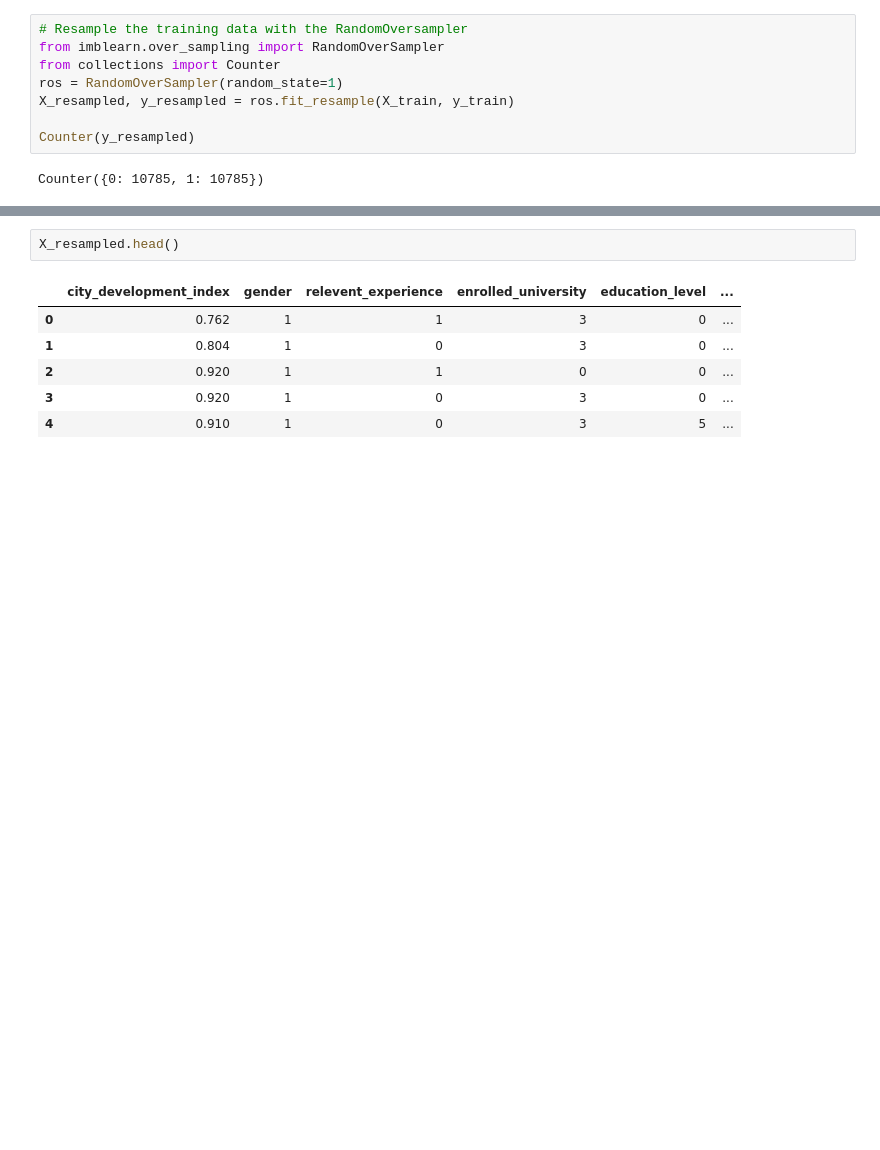
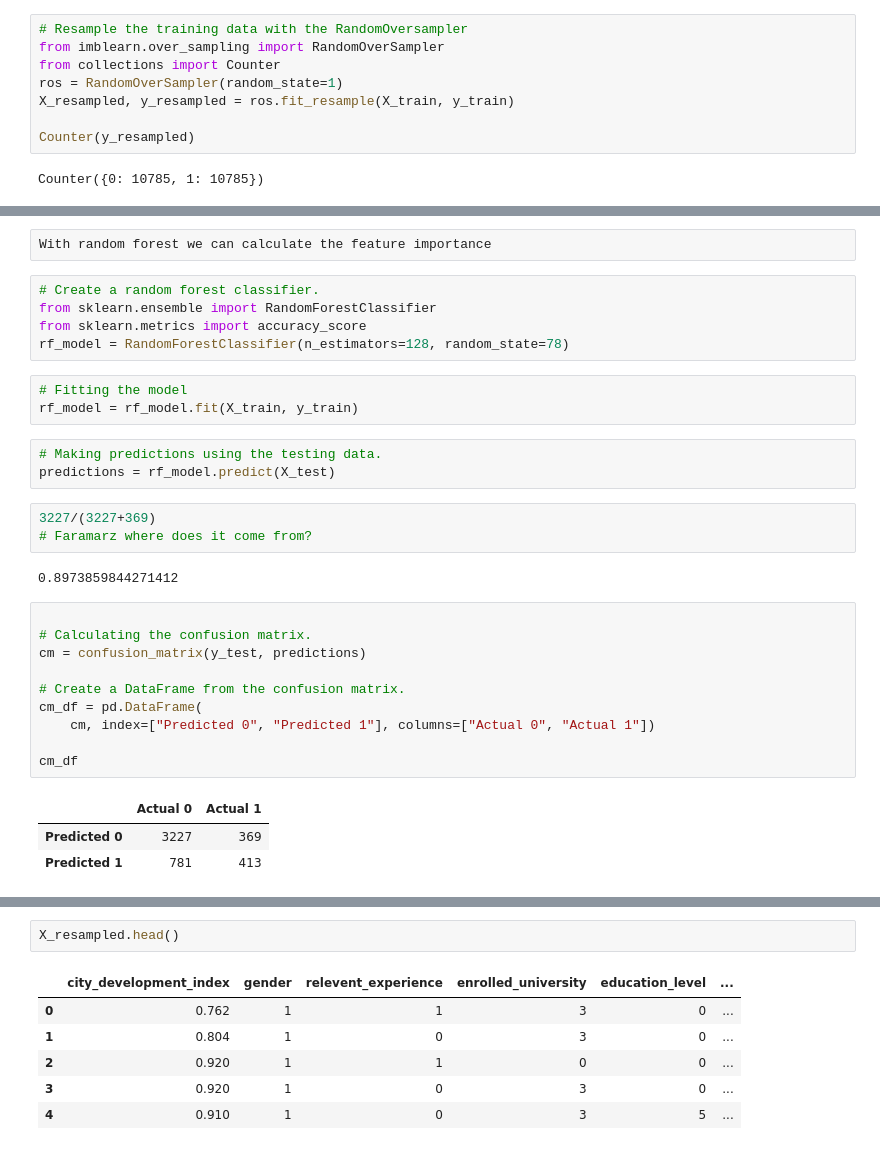
Before and after one commit to mermaidzhang/Job-Change-of-Data-Scientists, a Jupyter notebook: Segment2_code.ipynb, the cells around one changed output, grey strips where cells are left out. Drawn from its saved outputs; the diff is of its cells as text; blank space fills up the shorter version.

```diff
--- a/Segment2_code.ipynb
+++ b/Segment2_code.ipynb
@@ -613,0 +594,32 @@ Counter({0: 10785, 1: 10785})
+# %%
+With random forest we can calculate the feature importance
+# %%
+# Create a random forest classifier.
+from sklearn.ensemble import RandomForestClassifier
+from sklearn.metrics import accuracy_score
+rf_model = RandomForestClassifier(n_estimators=128, random_state=78)
+# %%
+# Fitting the model
+rf_model = rf_model.fit(X_train, y_train)
+# %%
+# Making predictions using the testing data.
+predictions = rf_model.predict(X_test)
+# %%
+3227/(3227+369)
+# Faramarz where does it come from?
+# %% [output]
+0.8973859844271412
+# %%
+
+# Calculating the confusion matrix.
+cm = confusion_matrix(y_test, predictions)
+
+# Create a DataFrame from the confusion matrix.
+cm_df = pd.DataFrame(
+    cm, index=["Predicted 0", "Predicted 1"], columns=["Actual 0", "Actual 1"])
+
+cm_df
+# %% [output]
+|  | Actual 0 | Actual 1 |
+| Predicted 0 | 3227 | 369 |
+| Predicted 1 | 781 | 413 |
```
Also changed, not shown: parts of 21 cells of this notebook.
